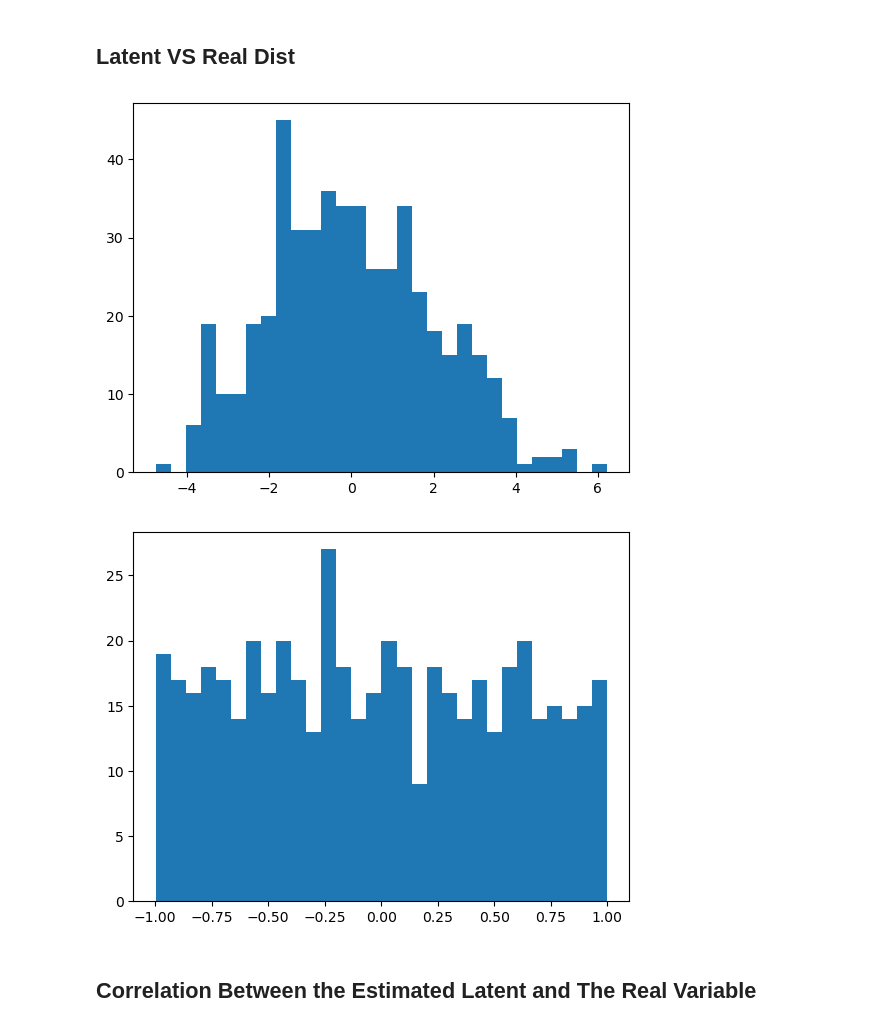
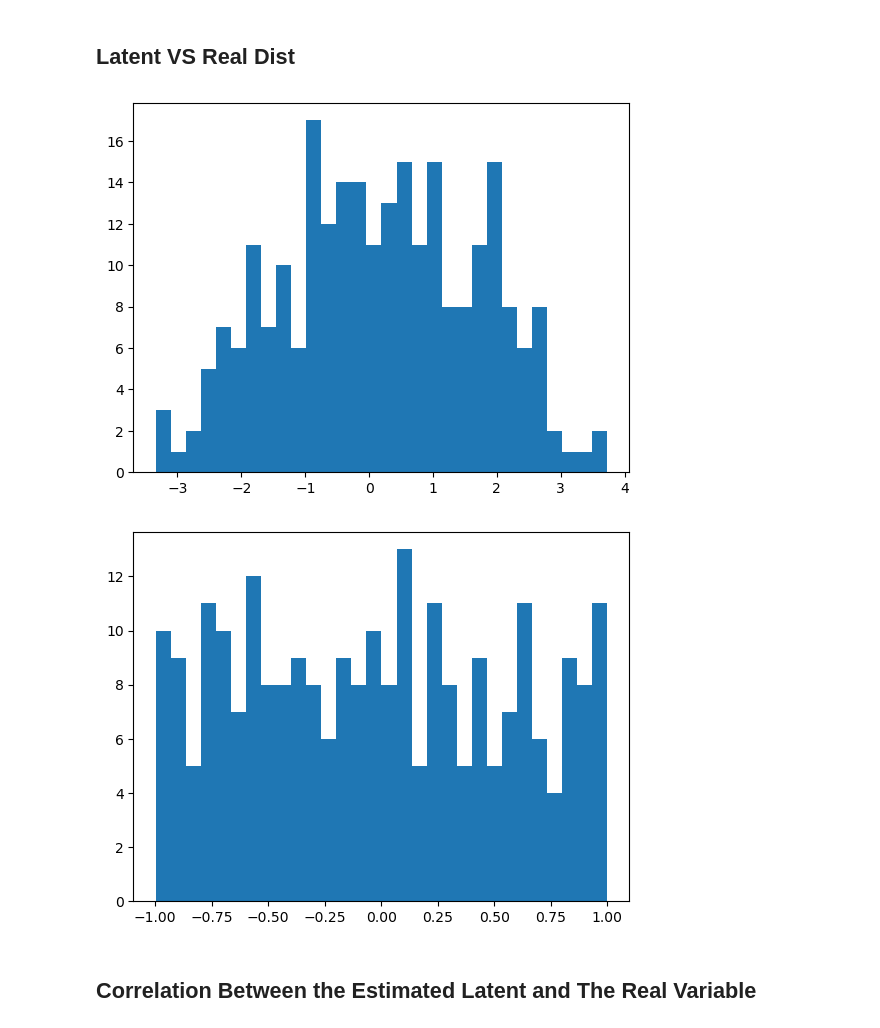
Before and after one commit to Ali-Setareh/SeqGPLVM_FEMSM, a Jupyter notebook: notebooks/model_inspection.ipynb, the cells around one changed output. Drawn from its saved outputs; the diff is of its cells as text; code cells hidden in the pictures.

```diff
--- a/notebooks/model_inspection.ipynb
+++ b/notebooks/model_inspection.ipynb
@@ -62,18 +62,20 @@ print(df_idx.shape)
 48	821f6a991a
 49	1fd206a4f4
 # %%
-model_name = "seqgplvm"
+model_name = "seqgplvm_val"
 device = "cuda"
 tid = 9
 train_id = df_idx.train_id.unique()[tid]
 
-train_id = "b92607a7d6"
+train_id = "281b276cad"
 
 train_out = cwd / train_dir(Path(os.environ.get("FINAL_ROOT", "./results")).expanduser(), model_name, train_id)
 data_path = json.loads((train_out / "data_ref.json").read_text(encoding="utf-8"))["data_file"]
 df = pd.read_parquet(cwd/Path(data_path)/"data.parquet")
 df_manifest = json.loads((cwd/Path(data_path)/"manifest.json").read_text(encoding="utf-8"))
-train_split = json.loads((cwd/Path(df_manifest["split_file"])).read_text(encoding="utf-8"))["train_ids"]
+splits  = json.loads((cwd/Path(df_manifest["split_file"])).read_text(encoding="utf-8"))
+train_split = splits["train_ids"]
+val_split   = splits["val_ids"] + splits["test_ids"]
 
 ckpt_path = latest_checkpoint_path(train_out)
 payload = load_ckpt_any(ckpt_path, map_location=device)
@@ -188,15 +171,15 @@ plt.plot(weights[:,3], "--.")
 # %% [markdown]
 ## Latent VS Real Dist
 # %%
-plt.hist(param_hist["Z.q_mu"][-1].squeeze(), bins=30)
+plt.hist(param_hist["Z_val.q_mu"][-1].squeeze(), bins=30)
 plt.show()
 # %% [output]
-[figure, old version]
+[figure, new version]
 # %%
-plt.hist(df[df.patient_id.isin(train_split)].drop_duplicates(subset=["patient_id"])["alpha"], bins=30)
+plt.hist(df[df.patient_id.isin(val_split)].drop_duplicates(subset=["patient_id"])["alpha"], bins=30)
 plt.show()
 # %% [output]
-[figure, old version]
+[figure, new version]
 # %% [markdown]
 ## Correlation Between the Estimated Latent and The Real Variable
 # %%
```
Also changed, not shown: parts of 16 cells of this notebook, 8 other files.
